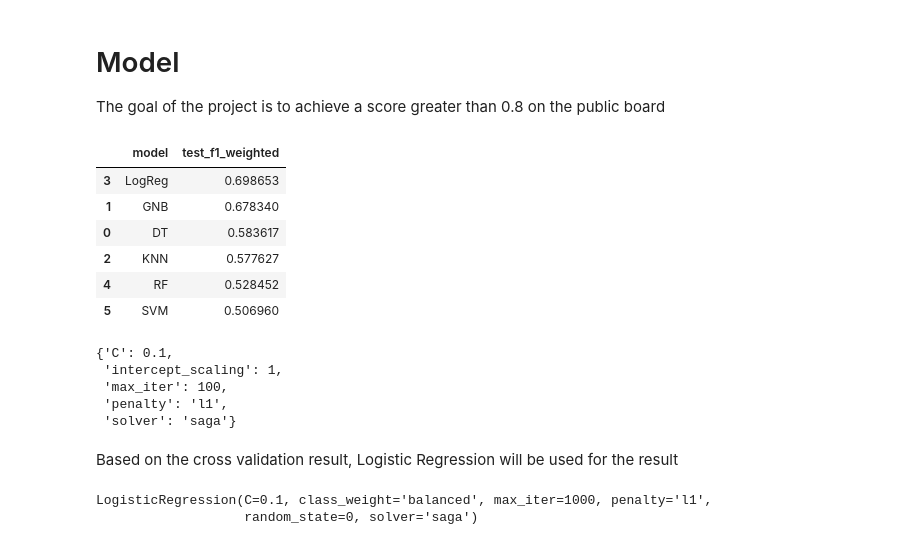
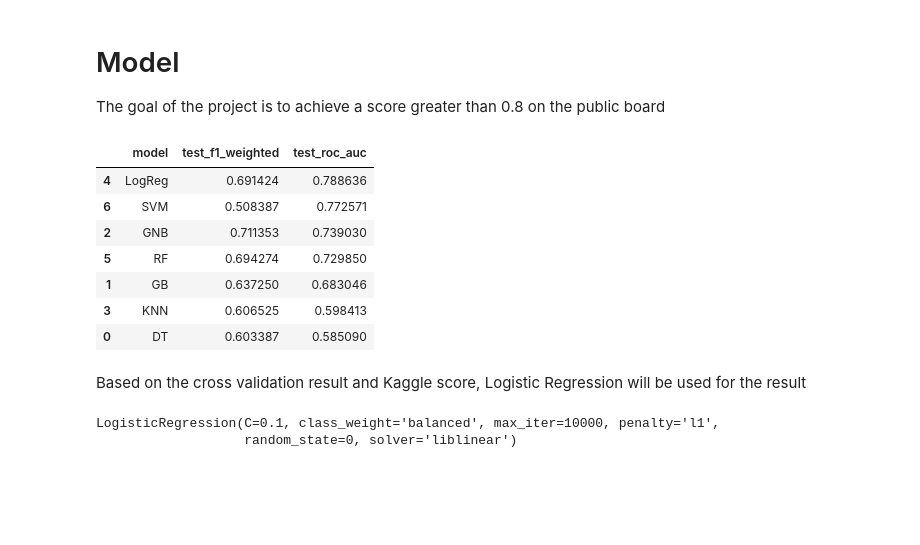
Before and after one commit to komus/dont-overfit, a Jupyter notebook: dont_overfit.ipynb, the cells around one changed output. Drawn from its saved outputs; the diff is of its cells as text; code cells hidden in the pictures; blank space fills up the shorter version.

```diff
--- a/dont_overfit.ipynb
+++ b/dont_overfit.ipynb
@@ -168,11 +168,14 @@ test = std_scaler.transform(test)
 The goal of the project is to achieve a score greater than 0.8 on the public board
 # %%
 models = [
-          ('LogReg', LogisticRegression(class_weight='balanced')),
-          ('RF', RandomForestClassifier(class_weight='balanced')),
+          ('LogReg', LogisticRegression(C=0.1, class_weight='balanced',  max_iter=10000,
+                    penalty='l1', solver='liblinear')),
+          ('RF', RandomForestClassifier(class_weight='balanced', n_estimators =  1000, max_depth = 5, max_features = 0.9, min_samples_split = 8
+          )),
           ('KNN', KNeighborsClassifier()),
           ('SVM', SVC()),
           ('GNB', GaussianNB()),
+          ('GB', GradientBoostingClassifier(criterion="mse", learning_rate=0.1, max_depth=5, max_features=0.1, min_samples_split=2, n_estimators=1000)),
           ('DT', DecisionTreeClassifier(class_weight="balanced"))
         ]
 dfs = []
@@ -181,7 +184,7 @@ names = []
 scoring = ['accuracy', 'precision_weighted', 'recall_weighted', 'f1_weighted', 'roc_auc']
 
 for name, model in models:
-    kfold = KFold(n_splits=5, shuffle=True, random_state=90210)
+    kfold = KFold(n_splits=10, shuffle=True, random_state=90210)
     cv_results = cross_validate(model, train, target, cv=kfold, scoring=scoring)
     results.append(cv_results)
     names.append(name)
@@ -191,43 +194,26 @@ for name, model in models:
     dfs.append(this_df)
     final = pd.concat(dfs, ignore_index=True)
 # %%
-final.groupby(['model']).agg({'test_f1_weighted':'mean'}).reset_index().sort_values(by='test_f1_weighted', ascending=False)
+final.groupby(['model']).agg({'test_f1_weighted':'mean', 'test_roc_auc':'mean'}).reset_index().sort_values(by='test_roc_auc', ascending=False)
 # %% [output]
-|  | model | test_f1_weighted |
-| 3 | LogReg | 0.698653 |
-| 1 | GNB | 0.678340 |
-| 0 | DT | 0.583617 |
-| 2 | KNN | 0.577627 |
-| 4 | RF | 0.528452 |
-| 5 | SVM | 0.506960 |
+|  | model | test_f1_weighted | test_roc_auc |
+| 4 | LogReg | 0.691424 | 0.788636 |
+| 6 | SVM | 0.508387 | 0.772571 |
+| 2 | GNB | 0.711353 | 0.739030 |
+| 5 | RF | 0.694274 | 0.729850 |
+| 1 | GB | 0.637250 | 0.683046 |
+| 3 | KNN | 0.606525 | 0.598413 |
+| 0 | DT | 0.603387 | 0.585090 |
-# %%
-dt = LogisticRegression(class_weight="balanced", random_state=RANDOM_STATE)
-params_dict = {
-                "penalty": [None, "l1", "l2"],
-                "solver": ["lbfgs", "newton-cg", "liblinear", "sag", "saga"],
-                "max_iter" :[100, 200, 500, 1000],
-                "C": [1.0, 0.1, 0.3, 0.5, 0.9],
-                "intercept_scaling": [1, 5, 10, 16]
-                }
-clf = GridSearchCV(dt, param_grid = params_dict)
-clf.fit(train, target)
-clf.best_params_
-# %% [output]
-{'C': 0.1,
- 'intercept_scaling': 1,
- 'max_iter': 100,
- 'penalty': 'l1',
- 'solver': 'saga'}
 # %% [markdown]
-Based on the cross validation result, Logistic Regression will be used for the result
+Based on the cross validation result and Kaggle score, Logistic Regression will be used for the result
 # %%
-logistic = LogisticRegression(C=0.1, class_weight='balanced', intercept_scaling=1, max_iter=1000,
-                    penalty='l1', random_state=RANDOM_STATE, solver='saga'
+logistic = LogisticRegression(C=0.1, class_weight='balanced',  max_iter=10000,
+                    penalty='l1', random_state=RANDOM_STATE, solver='liblinear'
                    )
 logistic.fit(train, target)
 # %% [output]
-LogisticRegression(C=0.1, class_weight='balanced', max_iter=1000, penalty='l1',
-                   random_state=0, solver='saga')
+LogisticRegression(C=0.1, class_weight='balanced', max_iter=10000, penalty='l1',
+                   random_state=0, solver='liblinear')
 # %%
 logistic_pred = logistic.predict(test)
 # %%
```
Also changed, not shown: parts of 10 cells of this notebook, 3 other files.
